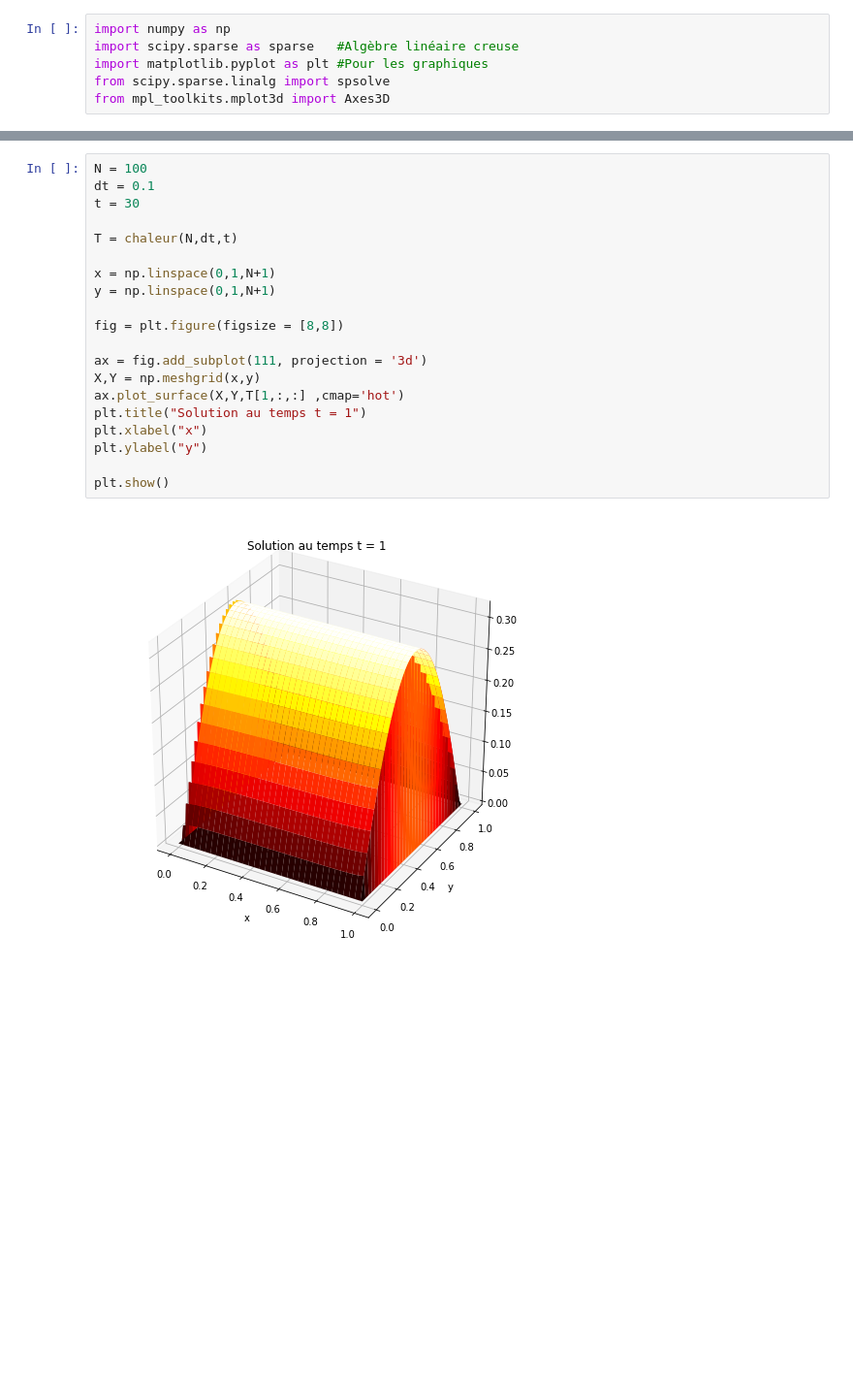
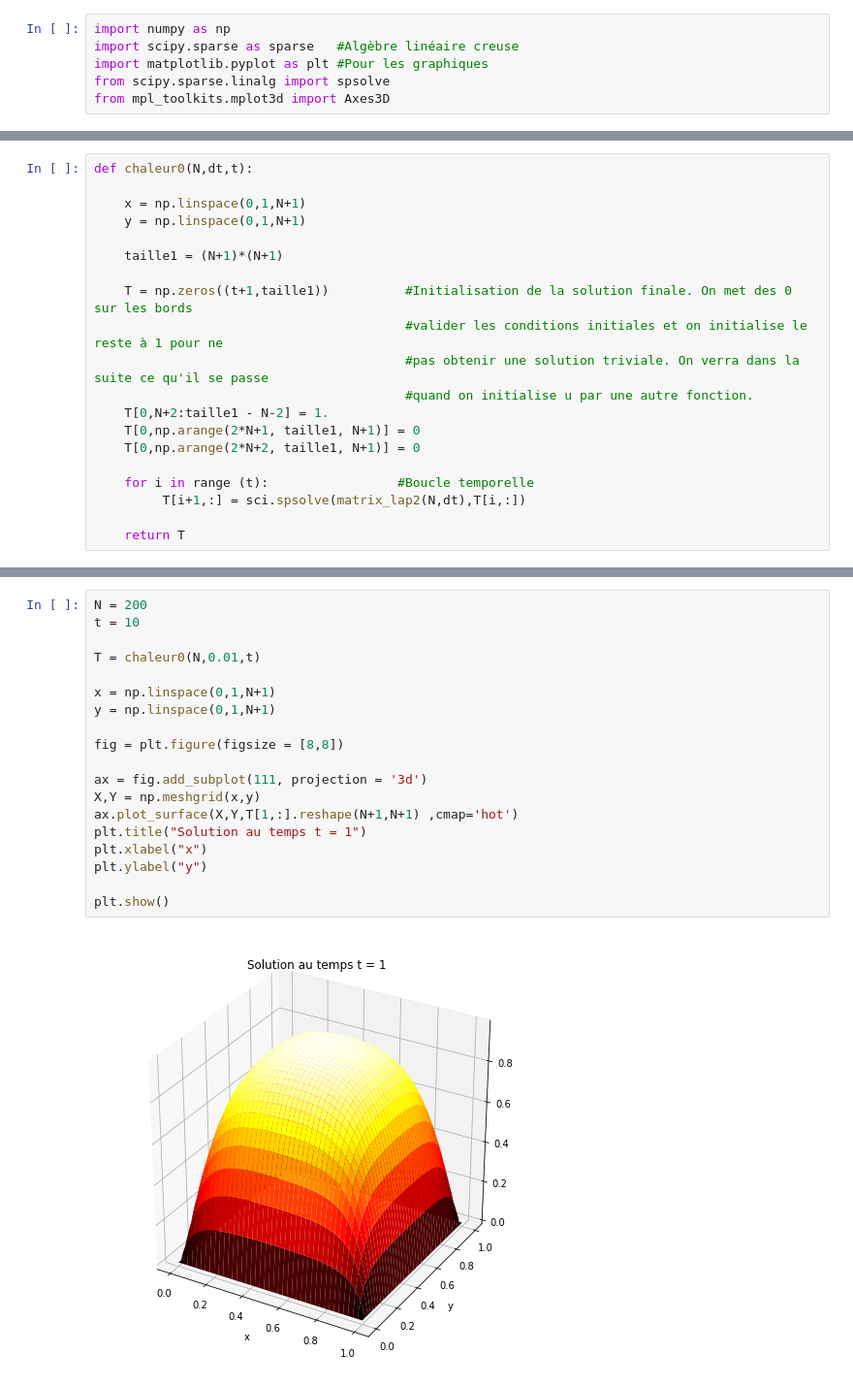
Before and after one commit to ThomasPhilibert0/cours, a Jupyter notebook: GTT/DiscretisationLaplacien.ipynb, the cells around one changed output, grey strips where cells are left out. Shown at 97% size. Cells and saved outputs as stored; diff of their text form; blank space fills up the shorter version.

```diff
--- a/GTT/DiscretisationLaplacien.ipynb
+++ b/GTT/DiscretisationLaplacien.ipynb
@@ -389 +421,21 @@ def chaleur (N,dt,t):
+# %%
+def chaleur0(N,dt,t):
+
+    x = np.linspace(0,1,N+1)
+    y = np.linspace(0,1,N+1)
+
+    taille1 = (N+1)*(N+1)
+
+    T = np.zeros((t+1,taille1))          #Initialisation de la solution finale. On met des 0 sur les bords
+                                         #valider les conditions initiales et on initialise le reste à 1 pour ne
+                                         #pas obtenir une solution triviale. On verra dans la suite ce qu'il se passe
+                                         #quand on initialise u par une autre fonction.
+    T[0,N+2:taille1 - N-2] = 1.
+    T[0,np.arange(2*N+1, taille1, N+1)] = 0
+    T[0,np.arange(2*N+2, taille1, N+1)] = 0
+
+    for i in range (t):                 #Boucle temporelle
+         T[i+1,:] = sci.spsolve(matrix_lap2(N,dt),T[i,:])
+
+    return T
 # %% [markdown]
@@ -391,22 +443,21 @@ Finalement on va procéder à l'affichage de la solution discrétisée. On se pr
 # %%
-N = 100
-dt = 0.1
-t = 30
+N = 200
+t = 10
 
-T = chaleur(N,dt,t)
+T = chaleur0(N,0.01,t)
 
 x = np.linspace(0,1,N+1)
 y = np.linspace(0,1,N+1)
 
 fig = plt.figure(figsize = [8,8])
 
 ax = fig.add_subplot(111, projection = '3d')
 X,Y = np.meshgrid(x,y)
-ax.plot_surface(X,Y,T[1,:,:] ,cmap='hot')
+ax.plot_surface(X,Y,T[1,:].reshape(N+1,N+1) ,cmap='hot')
 plt.title("Solution au temps t = 1")
 plt.xlabel("x")
 plt.ylabel("y")
 
 plt.show()
 # %% [output]
-[figure, old version]
+[figure, new version]
```
Also changed, not shown: parts of 45 cells of this notebook.
